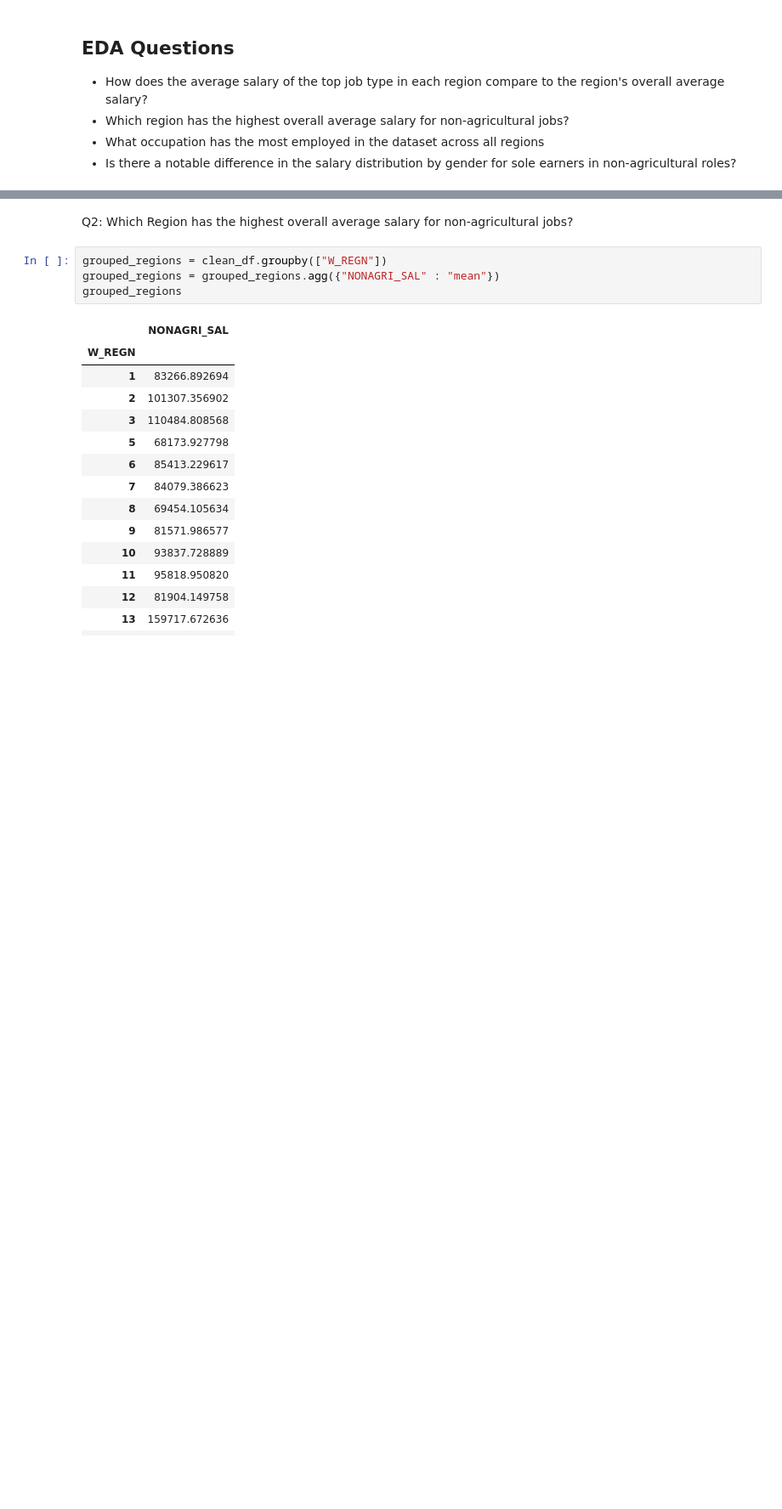
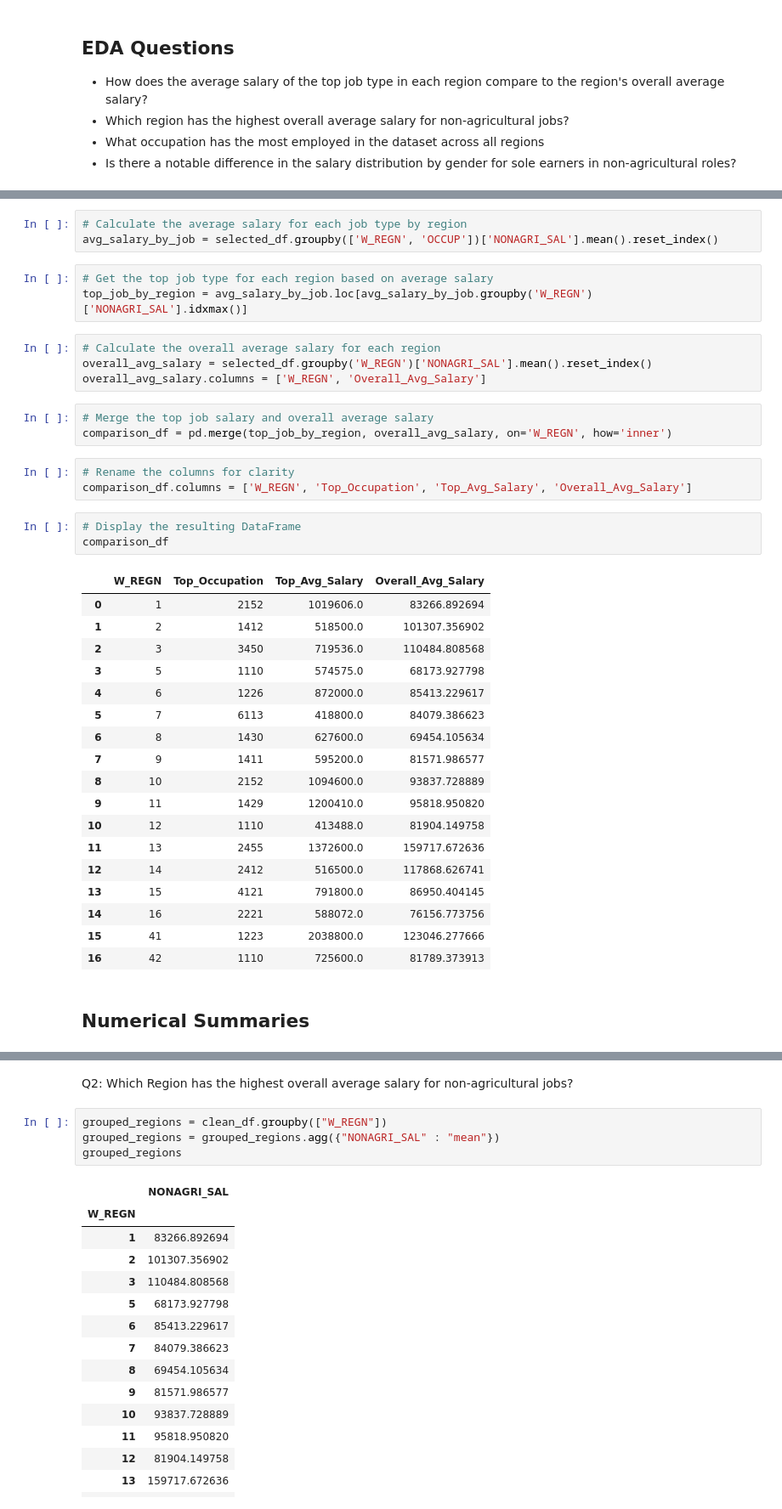
Before and after one commit to chiwasushuba/CSMODEL-Project, a Jupyter notebook: EDA.ipynb, the cells around one changed output, grey strips where cells are left out. Shown at 85% size. Cells and saved outputs as stored; diff of their text form; blank space fills up the shorter version.

```diff
--- a/EDA.ipynb
+++ b/EDA.ipynb
@@ -156,0 +86,40 @@ highest_avg_salary_per_region
+# %%
+# Calculate the average salary for each job type by region
+avg_salary_by_job = selected_df.groupby(['W_REGN', 'OCCUP'])['NONAGRI_SAL'].mean().reset_index()
+# %%
+# Get the top job type for each region based on average salary
+top_job_by_region = avg_salary_by_job.loc[avg_salary_by_job.groupby('W_REGN')['NONAGRI_SAL'].idxmax()]
+# %%
+# Calculate the overall average salary for each region
+overall_avg_salary = selected_df.groupby('W_REGN')['NONAGRI_SAL'].mean().reset_index()
+overall_avg_salary.columns = ['W_REGN', 'Overall_Avg_Salary']
+# %%
+# Merge the top job salary and overall average salary
+comparison_df = pd.merge(top_job_by_region, overall_avg_salary, on='W_REGN', how='inner')
+# %%
+# Rename the columns for clarity
+comparison_df.columns = ['W_REGN', 'Top_Occupation', 'Top_Avg_Salary', 'Overall_Avg_Salary']
+# %%
+# Display the resulting DataFrame
+comparison_df
+# %% [output]
+|  | W_REGN | Top_Occupation | Top_Avg_Salary | Overall_Avg_Salary |
+| 0 | 1 | 2152 | 1019606.0 | 83266.892694 |
+| 1 | 2 | 1412 | 518500.0 | 101307.356902 |
+| 2 | 3 | 3450 | 719536.0 | 110484.808568 |
+| 3 | 5 | 1110 | 574575.0 | 68173.927798 |
+| 4 | 6 | 1226 | 872000.0 | 85413.229617 |
+| 5 | 7 | 6113 | 418800.0 | 84079.386623 |
+| 6 | 8 | 1430 | 627600.0 | 69454.105634 |
+| 7 | 9 | 1411 | 595200.0 | 81571.986577 |
+| 8 | 10 | 2152 | 1094600.0 | 93837.728889 |
+| 9 | 11 | 1429 | 1200410.0 | 95818.950820 |
+| 10 | 12 | 1110 | 413488.0 | 81904.149758 |
+| 11 | 13 | 2455 | 1372600.0 | 159717.672636 |
+| 12 | 14 | 2412 | 516500.0 | 117868.626741 |
+| 13 | 15 | 4121 | 791800.0 | 86950.404145 |
+| 14 | 16 | 2221 | 588072.0 | 76156.773756 |
+| 15 | 41 | 1223 | 2038800.0 | 123046.277666 |
+| 16 | 42 | 1110 | 725600.0 | 81789.373913 |
+# %% [markdown]
+## Numerical Summaries
```
Also changed, not shown: parts of 19 cells of this notebook.
